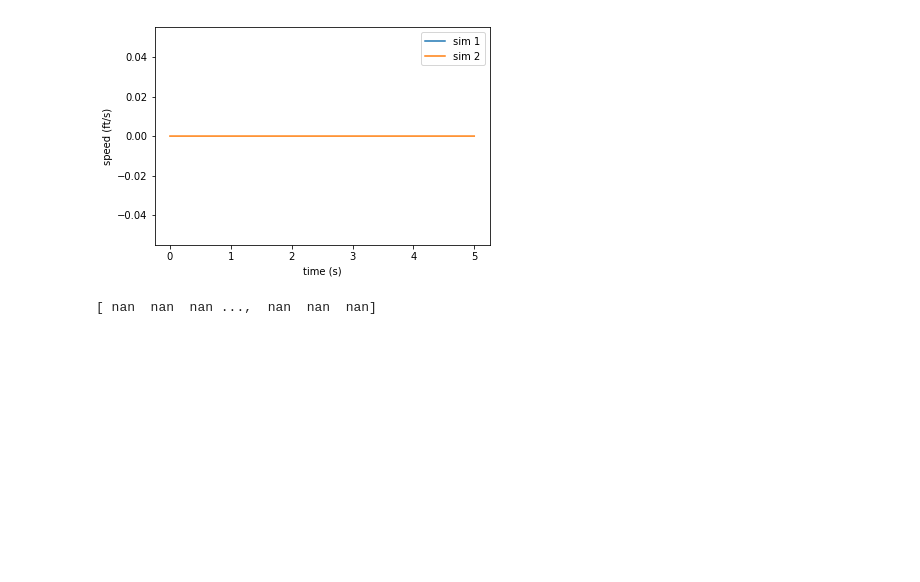
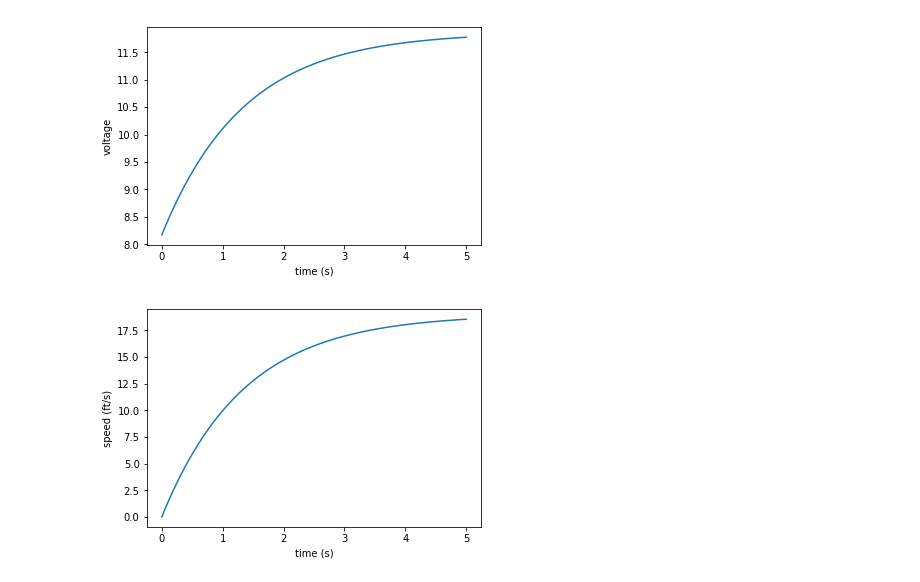
Before and after one commit to ariovistus/mechsim, a Jupyter notebook: driven.ipynb, the cells around one changed output. Cells and saved outputs as stored; diff of their text form; code cells hidden in the pictures; blank space fills up the shorter version.

```diff
--- a/driven.ipynb
+++ b/driven.ipynb
@@ -9,38 +9,46 @@ from matplotlib import pyplot as plt
 # %%
 sim1 = DriveSim(
     wheel_radius_m=inch_to_meter(2),
     u_static=.95,
     u_kinetic=.75,
-    robot_mass_kg=lbs_to_kg(154),
-    battery_resistance_ohms=0.015,
-    fuse_resistance_ohms=0.002,
-    gearbox_efficiency=0.65,
-    rolling0=30,
-    rolling1=5,
+    rolling0=35,
+    rolling1=3.5,
+    gearbox_efficiency=.55,
+    battery_resistance_ohms=0.01,
+    fuse_resistance_ohms=0.01,
+    robot_mass_kg=lbs_to_kg(135),
     gearbox_count=2,
-    gearbox=motors.MotorSystem(motor=motors.cim, motor_count=2, gearing_ratio=4.4))
+    gearbox=motors.MotorSystem(motor=motors.cim, motor_count=2, gearing_ratio=4.2))
 sim2 = DriveSim(
-    wheel_radius_m=inch_to_meter(3),
+    wheel_radius_m=inch_to_meter(2),
     u_static=.95,
-    u_kinetic=0.75,
-    robot_mass_kg=lbs_to_kg(154),
-    gearbox_count=6,
-    gearbox=motors.MotorSystem(motor=motors.cim, motor_count=1, gearing_ratio=7.95))
+    u_kinetic=.75,
+    rolling0=35,
+    rolling1=3.5,
+    gearbox_efficiency=.55,
+    battery_resistance_ohms=0.01,
+    fuse_resistance_ohms=0.01,
+    robot_mass_kg=lbs_to_kg(135),
+    gearbox_count=2,
+    gearbox=motors.MotorSystem(motor=motors.cim, motor_count=3, gearing_ratio=12.25))
 sim1.run_sim(timeout_s=5)
 sim2.run_sim(timeout_s=5)
 
 m2ft = numpy.vectorize(meter_to_feet)
-#plt.ylim(16, 20.5)
-plt.plot(sim1.ts, sim2.voltages)
+
+
+plt.plot(sim2.ts, sim1.voltages)
+plt.xlabel("time (s)")
+plt.ylabel("voltage")
+#plt.xlim(-.01, .05)
+plt.show()
 #plt.plot(sim1.ts, m2ft(sim1.vs))
-plt.plot(sim2.ts, m2ft(sim2.vs))
-plt.legend(["sim 1","sim 2"])
+#plt.ylim(16, 18.5)
+plt.plot(sim2.ts, m2ft(sim1.vs))
+#plt.legend(["sim 1","sim 2"])
 plt.xlabel("time (s)")
 plt.ylabel("speed (ft/s)")
 plt.show()
 # %% [output]
-[figure, old version]
+[figure, new version]
+[figure, added]
-# %%
-print (sim2.voltages)
-# %% [output]
-[ nan  nan  nan ...,  nan  nan  nan]
```
Also changed, not shown: parts of 2 cells of this notebook, 1 other file.
